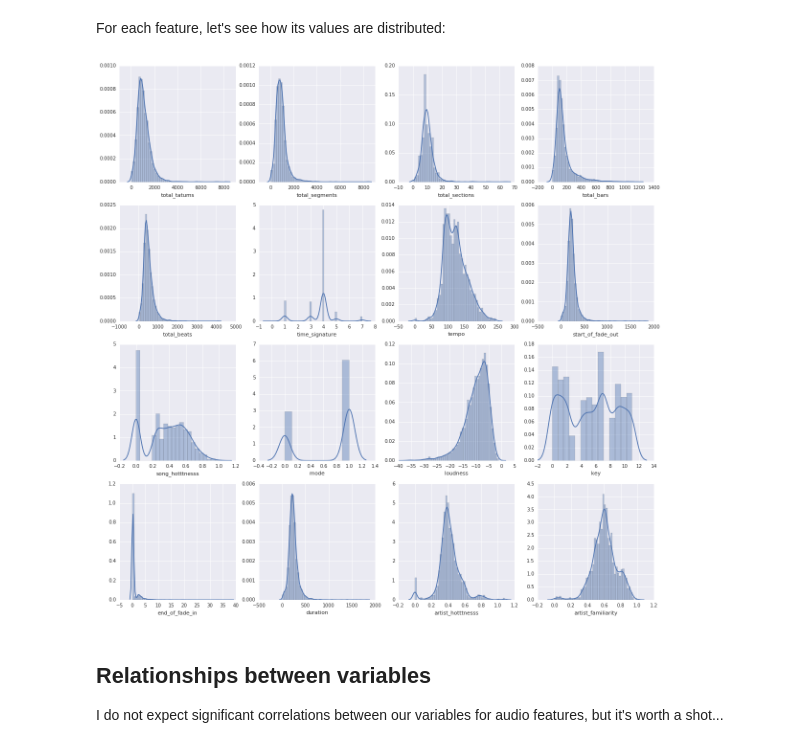
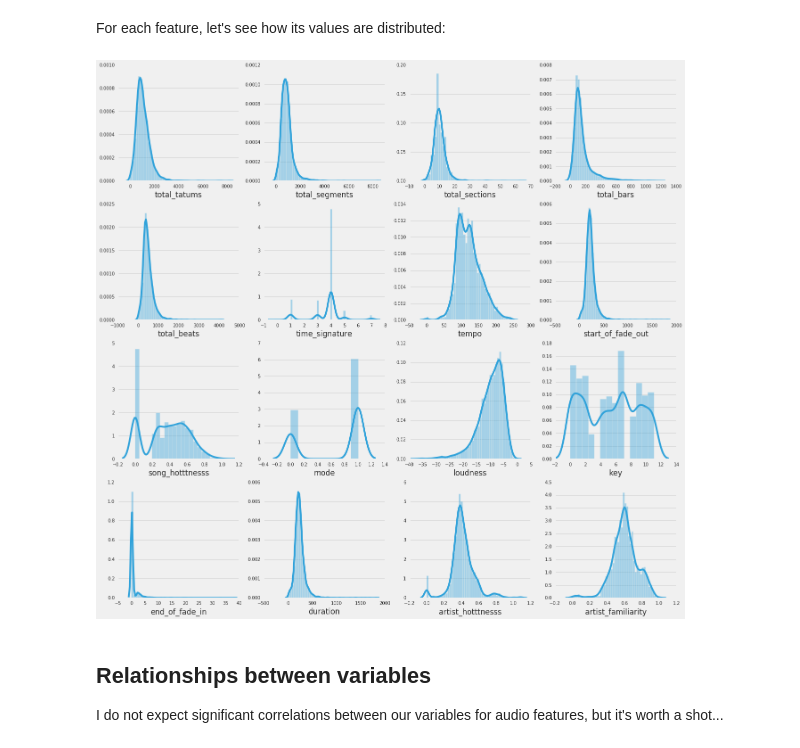
Before and after one commit to lxchavez/Yeezy-Taught-Me, a Jupyter notebook: notebooks/02-lxchavez-exploratory-analysis.ipynb, the cells around one changed output. Saved outputs shown, nothing was run; the diff lists cells and outputs as text; code cells hidden in the pictures.

Commit message:
Chart presentation tweaks

```diff
--- a/notebooks/02-lxchavez-exploratory-analysis.ipynb
+++ b/notebooks/02-lxchavez-exploratory-analysis.ipynb
@@ -33,3 +35,5 @@ import Util
+# %%
+sns.plt.style.use('fivethirtyeight')
 # %% [markdown]
 # Define file directories and imports to read Million Song Dataset files
 # %%
@@ -282,26 +286,28 @@ For each feature, let's see how its values are distributed:
 # %%
 num_rows = 4
 num_cols = 4
 
 cols_to_plot = ['artist_familiarity', 'artist_hotttnesss', 'duration',
                 'end_of_fade_in', 'key', 'loudness',
                 'mode', 'song_hotttnesss', 'start_of_fade_out',
                 'tempo', 'time_signature', 'total_beats',
                 'total_bars', 'total_sections', 'total_segments',
                 'total_tatums']
 
 f, axes = plt.subplots(num_rows, num_cols, figsize=(20, 20), sharex=False)
 
 for i in range(num_rows):
     for j in range(num_cols):
         if len(cols_to_plot) != 0:
             var = cols_to_plot.pop()
             data = song_features_df[var].dropna()
             if data.dtype == np.ndarray:
                 data = data.map(len)
-            sns.distplot(data, ax=axes[i, j])
+            ax = sns.distplot(data, ax=axes[i, j])
+            ax.xaxis.grid(False)
+            ax.yaxis.grid(True)
 # %% [output]
-[figure, old version]
+[figure, new version]
 # %% [markdown]
 ## Relationships between variables
 
```
Also changed, not shown: parts of 9 cells of this notebook.
